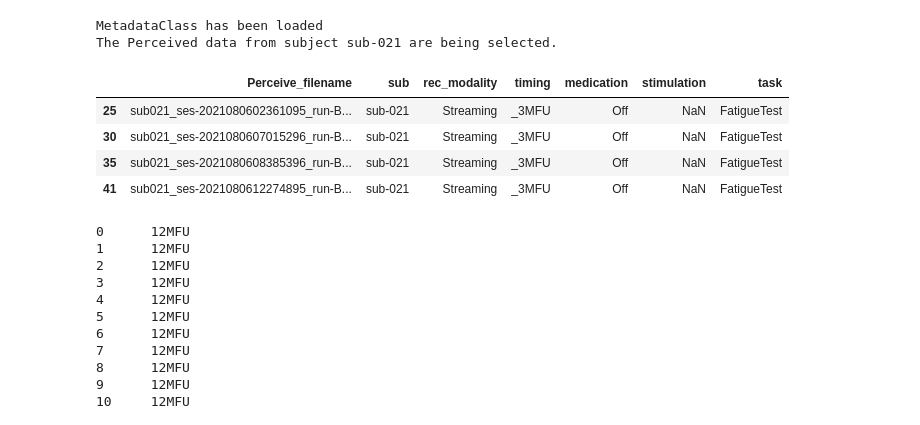
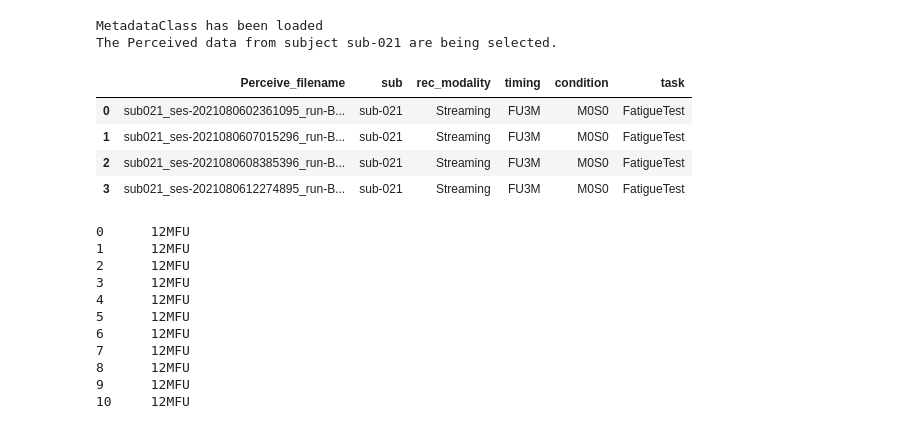
Before and after one commit to jgvhabets/PyPerceive, a Jupyter notebook: code/notebooks/percept_playground.ipynb, the cells around one changed output. Drawn from its saved outputs; the diff is of its cells as text; code cells hidden in the pictures.

Commit message:
changed to condition class, added reset.index Co-authored-by: Jeroen Habets <jgvhabets@users.noreply.github.com>

```diff
--- a/code/notebooks/percept_playground.ipynb
+++ b/code/notebooks/percept_playground.ipynb
@@ -757,9 +757,8 @@ importlib.reload(mainclass)
 sub021 = mainclass.PerceiveData(
     sub = "sub-021",
     incl_modalities=["Streaming"],
-    incl_timing = ["_3MFU"],
-    incl_medication=[],
-    incl_stim=[],
+    incl_timing = ["FU3M"],
+    incl_conditions=["M0S0"],
     incl_task = ["FatigueTest"]
     )
 
@@ -770,13 +769,13 @@ The Perceived data from subject sub-021 are being selected.
 # %%
 # missing function: if one attribute is left out, the connection to the next Class is missing ...s
 
-sub021.Streaming._3MFU.FatigueTest.PerceiveMetadata_selection
+sub021.Streaming.FU3M.M0S0.FatigueTest.PerceiveMetadata_selection
 # %% [output]
-|  | Perceive_filename | sub | rec_modality | timing | medication | stimulation | task |
-| 25 | sub021_ses-2021080602361095_run-B... | sub-021 | Streaming | _3MFU | Off | NaN | FatigueTest |
-| 30 | sub021_ses-2021080607015296_run-B... | sub-021 | Streaming | _3MFU | Off | NaN | FatigueTest |
-| 35 | sub021_ses-2021080608385396_run-B... | sub-021 | Streaming | _3MFU | Off | NaN | FatigueTest |
-| 41 | sub021_ses-2021080612274895_run-B... | sub-021 | Streaming | _3MFU | Off | NaN | FatigueTest |
+|  | Perceive_filename | sub | rec_modality | timing | condition | task |
+| 0 | sub021_ses-2021080602361095_run-B... | sub-021 | Streaming | FU3M | M0S0 | FatigueTest |
+| 1 | sub021_ses-2021080607015296_run-B... | sub-021 | Streaming | FU3M | M0S0 | FatigueTest |
+| 2 | sub021_ses-2021080608385396_run-B... | sub-021 | Streaming | FU3M | M0S0 | FatigueTest |
+| 3 | sub021_ses-2021080612274895_run-B... | sub-021 | Streaming | FU3M | M0S0 | FatigueTest |
 # %%
 import PerceiveImport.methods.find_folders as find_folder
 import PerceiveImport.classes.Modality_class as modalityClass
```
Also changed, not shown: parts of 1 cell of this notebook, 7 other files.
